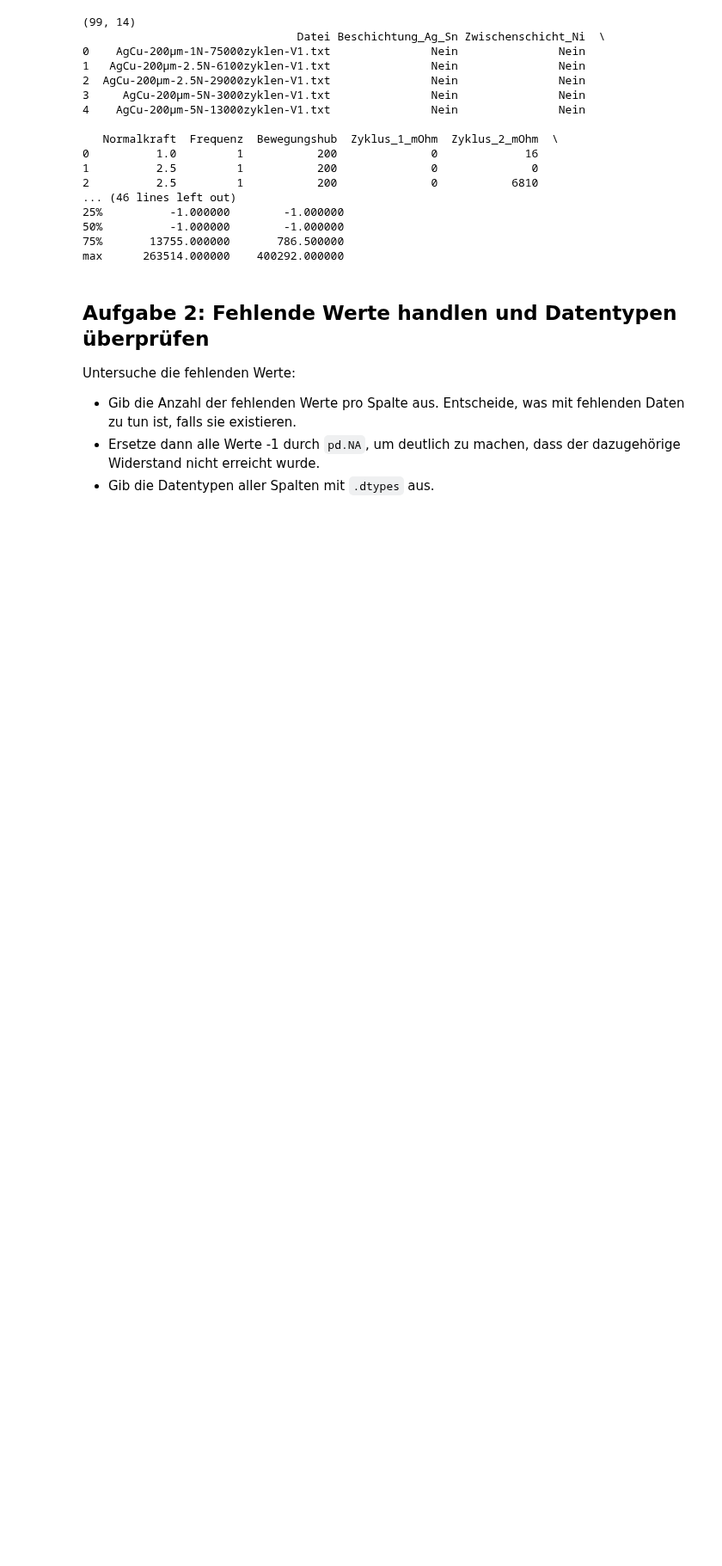
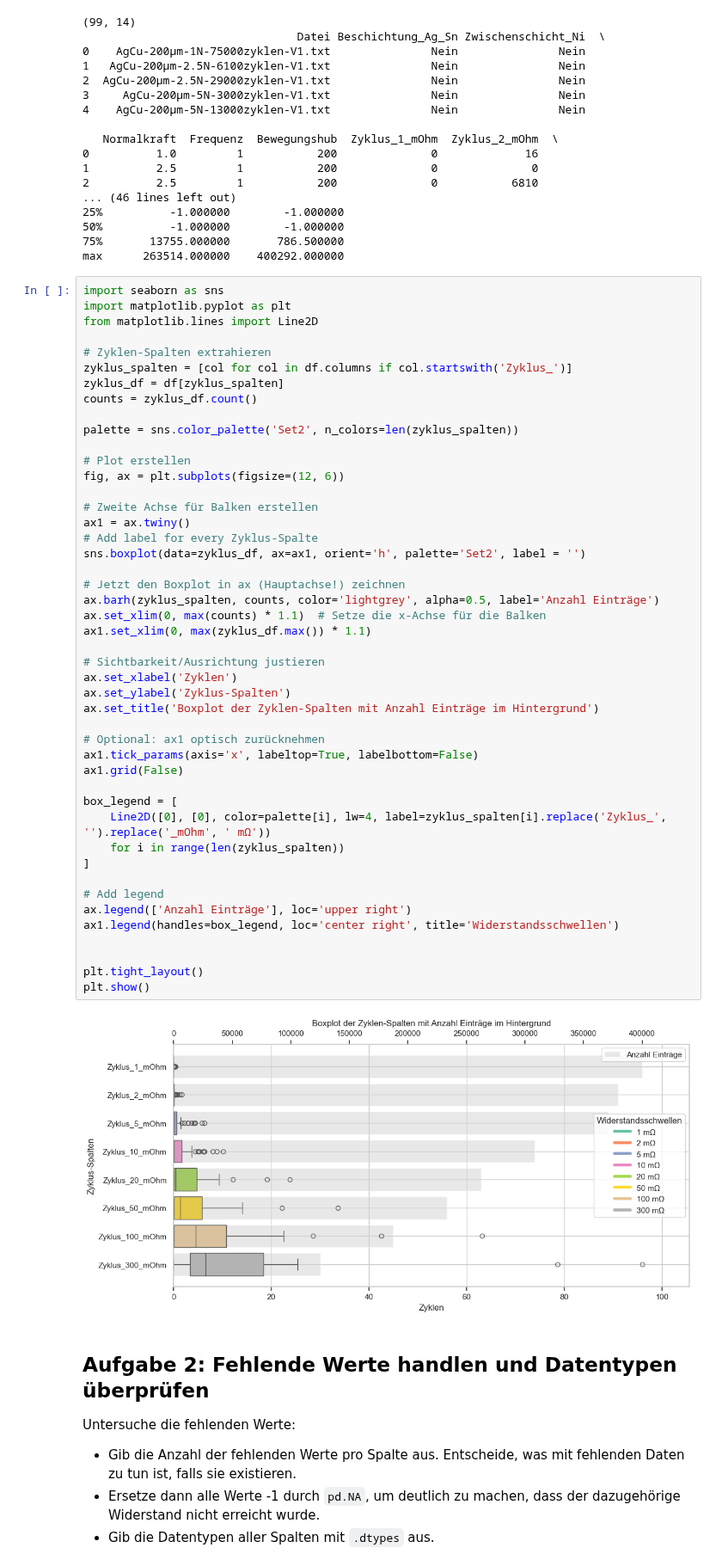
Before and after one commit to wolfromanlist/MLForEngineers, a Jupyter notebook: Notebooks/6-Lösungen.ipynb, the cells around one changed output. Shown at 86% size. Cells and saved outputs as stored; diff of their text form; blank space fills up the shorter version.

Commit message:
add boxplot

```diff
--- a/Notebooks/6-Lösungen.ipynb
+++ b/Notebooks/6-Lösungen.ipynb
@@ -83,6 +83,54 @@ print(df.describe())
 50%          -1.000000        -1.000000
 75%       13755.000000       786.500000
 max      263514.000000    400292.000000
+# %%
+import seaborn as sns
+import matplotlib.pyplot as plt
+from matplotlib.lines import Line2D
+
+# Zyklen-Spalten extrahieren
+zyklus_spalten = [col for col in df.columns if col.startswith('Zyklus_')]
+zyklus_df = df[zyklus_spalten]
+counts = zyklus_df.count()
+
+palette = sns.color_palette('Set2', n_colors=len(zyklus_spalten))
+
+# Plot erstellen
+fig, ax = plt.subplots(figsize=(12, 6))
+
+# Zweite Achse für Balken erstellen
+ax1 = ax.twiny()
+# Add label for every Zyklus-Spalte
+sns.boxplot(data=zyklus_df, ax=ax1, orient='h', palette='Set2', label = '')
+
+# Jetzt den Boxplot in ax (Hauptachse!) zeichnen
+ax.barh(zyklus_spalten, counts, color='lightgrey', alpha=0.5, label='Anzahl Einträge')
+ax.set_xlim(0, max(counts) * 1.1)  # Setze die x-Achse für die Balken
+ax1.set_xlim(0, max(zyklus_df.max()) * 1.1)
+
+# Sichtbarkeit/Ausrichtung justieren
+ax.set_xlabel('Zyklen')
+ax.set_ylabel('Zyklus-Spalten')
+ax.set_title('Boxplot der Zyklen-Spalten mit Anzahl Einträge im Hintergrund')
+
+# Optional: ax1 optisch zurücknehmen
+ax1.tick_params(axis='x', labeltop=True, labelbottom=False)
+ax1.grid(False)
+
+box_legend = [
+    Line2D([0], [0], color=palette[i], lw=4, label=zyklus_spalten[i].replace('Zyklus_', '').replace('_mOhm', ' mΩ'))
+    for i in range(len(zyklus_spalten))
+]
+
+# Add legend
+ax.legend(['Anzahl Einträge'], loc='upper right')
+ax1.legend(handles=box_legend, loc='center right', title='Widerstandsschwellen')
+
+
+plt.tight_layout()
+plt.show()
+# %% [output]
+[figure, added]
 # %% [markdown]
 ## Aufgabe 2: Fehlende Werte handlen und Datentypen überprüfen
 
```
